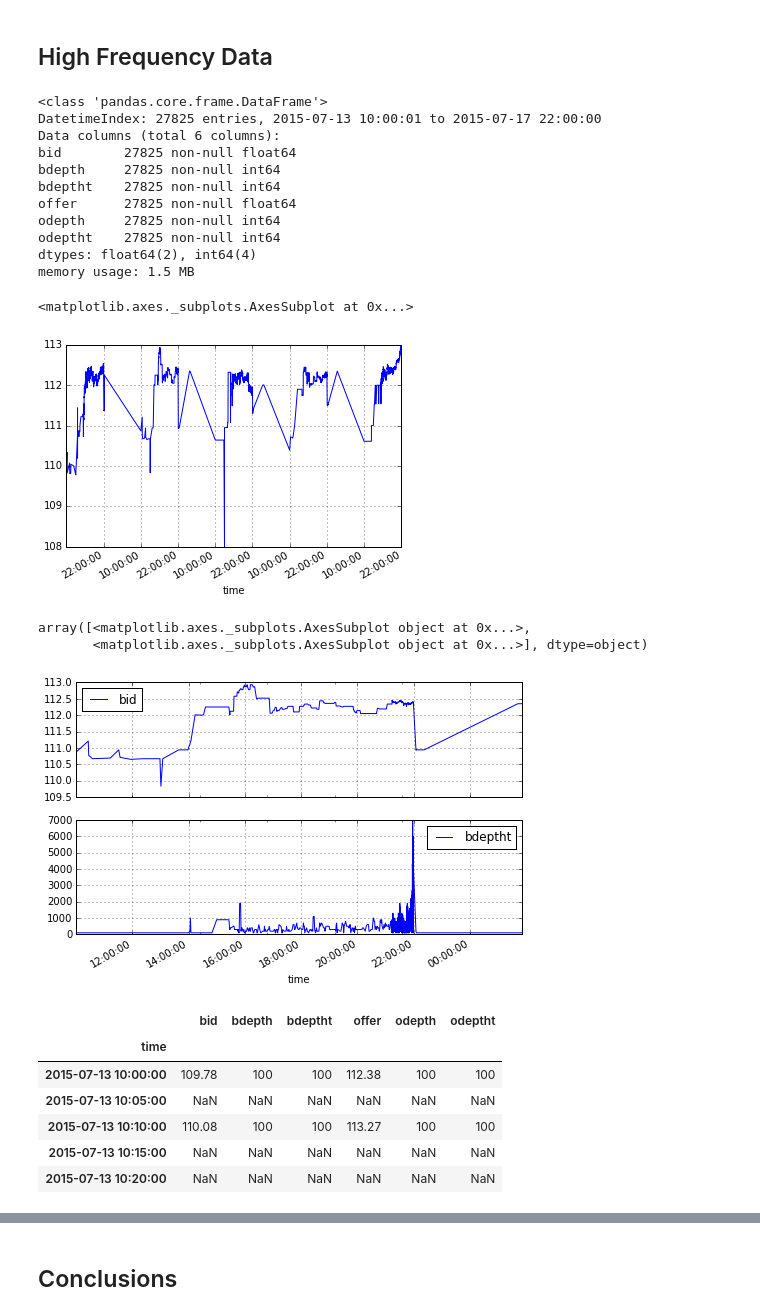
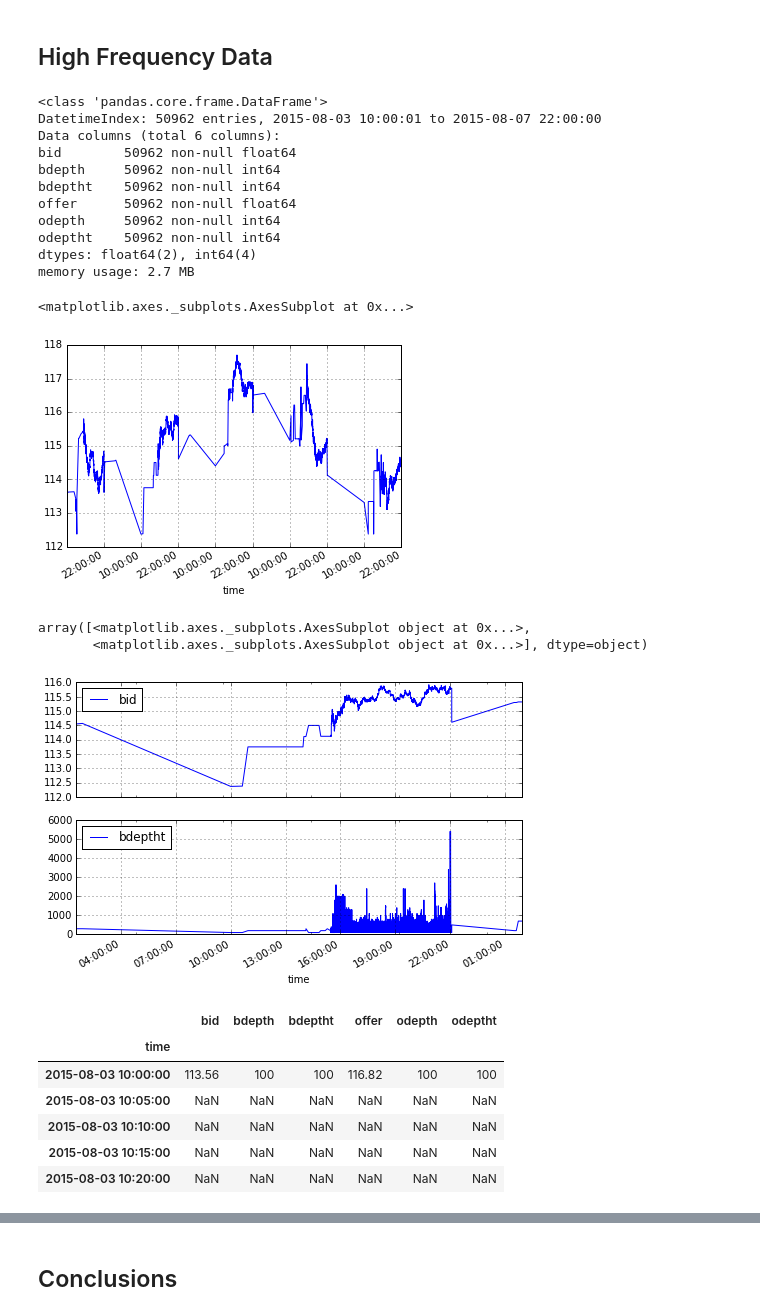
Before and after one commit to yhilpisch/py4fi, a Jupyter notebook: ipython/06_Financial_Time_Series.ipynb, the cells around one changed output, grey strips where cells are left out. Cells and saved outputs as stored; diff of their text form; code cells hidden in the pictures.

```diff
--- a/ipython/06_Financial_Time_Series.ipynb
+++ b/ipython/06_Financial_Time_Series.ipynb
@@ -784,8 +784,8 @@ url2 = 'date=%s%s%s&paper=NKE.N&csv_format=csv'
 url = url1 + url2
 # %%
 year = '2015'
-month = '07'
-days = ['13', '14', '15', '16', '17']
+month = '08'
+days = ['03', '04', '05', '06', '07']
   # dates might need to be updated
 # %%
 NKE = pd.DataFrame()
@@ -798,46 +798,46 @@ NKE.columns = ['bid', 'bdepth', 'bdeptht', 'offer', 'odepth', 'odeptht']
 NKE.info()
 # %% [output]
 <class 'pandas.core.frame.DataFrame'>
-DatetimeIndex: 27825 entries, 2015-07-13 10:00:01 to 2015-07-17 22:00:00
+DatetimeIndex: 50962 entries, 2015-08-03 10:00:01 to 2015-08-07 22:00:00
 Data columns (total 6 columns):
-bid        27825 non-null float64
-bdepth     27825 non-null int64
-bdeptht    27825 non-null int64
-offer      27825 non-null float64
-odepth     27825 non-null int64
-odeptht    27825 non-null int64
+bid        50962 non-null float64
+bdepth     50962 non-null int64
+bdeptht    50962 non-null int64
+offer      50962 non-null float64
+odepth     50962 non-null int64
+odeptht    50962 non-null int64
 dtypes: float64(2), int64(4)
-memory usage: 1.5 MB
+memory usage: 2.7 MB
 # %%
 NKE['bid'].plot(grid=True)
 # tag: aapl
 # title: Nike stock tick data for a week
 # %% [output]
 <matplotlib.axes._subplots.AxesSubplot at 0x...>
-[figure, old version]
+[figure, new version]
 # %%
 to_plot = NKE[['bid', 'bdeptht']][
-    (NKE.index > dt.datetime(2015, 7, 14, 0, 0))
- &  (NKE.index < dt.datetime(2015, 7, 15, 2, 59))]
+    (NKE.index > dt.datetime(2015, 8, 4, 0, 0))
+ &  (NKE.index < dt.datetime(2015, 8, 5, 2, 59))]
   # adjust dates to given data set
 to_plot.plot(subplots=True, style='b', figsize=(8, 5), grid=True)
 # tag: aapl_day
 # title: Apple stock tick data and volume for a trading day
 # %% [output]
 array([<matplotlib.axes._subplots.AxesSubplot object at 0x...>,
        <matplotlib.axes._subplots.AxesSubplot object at 0x...>], dtype=object)
-[figure, old version]
+[figure, new version]
 # %%
 NKE_resam = NKE.resample(rule='5min', how='mean')
 np.round(NKE_resam.head(), 2)
 # %% [output]
 |  | bid | bdepth | bdeptht | offer | odepth | odeptht |
 | time |  |  |  |  |  |  |
-| 2015-07-13 10:00:00 | 109.78 | 100 | 100 | 112.38 | 100 | 100 |
-| 2015-07-13 10:05:00 | NaN | NaN | NaN | NaN | NaN | NaN |
-| 2015-07-13 10:10:00 | 110.08 | 100 | 100 | 113.27 | 100 | 100 |
-| 2015-07-13 10:15:00 | NaN | NaN | NaN | NaN | NaN | NaN |
-| 2015-07-13 10:20:00 | NaN | NaN | NaN | NaN | NaN | NaN |
+| 2015-08-03 10:00:00 | 113.56 | 100 | 100 | 116.82 | 100 | 100 |
+| 2015-08-03 10:05:00 | NaN | NaN | NaN | NaN | NaN | NaN |
+| 2015-08-03 10:10:00 | NaN | NaN | NaN | NaN | NaN | NaN |
+| 2015-08-03 10:15:00 | NaN | NaN | NaN | NaN | NaN | NaN |
+| 2015-08-03 10:20:00 | NaN | NaN | NaN | NaN | NaN | NaN |
 # %%
 NKE_resam['bid'].fillna(method='ffill').plot(grid=True)
 # tag: aapl_resam
```
Also changed, not shown: parts of 42 cells of this notebook, 7 other files.
